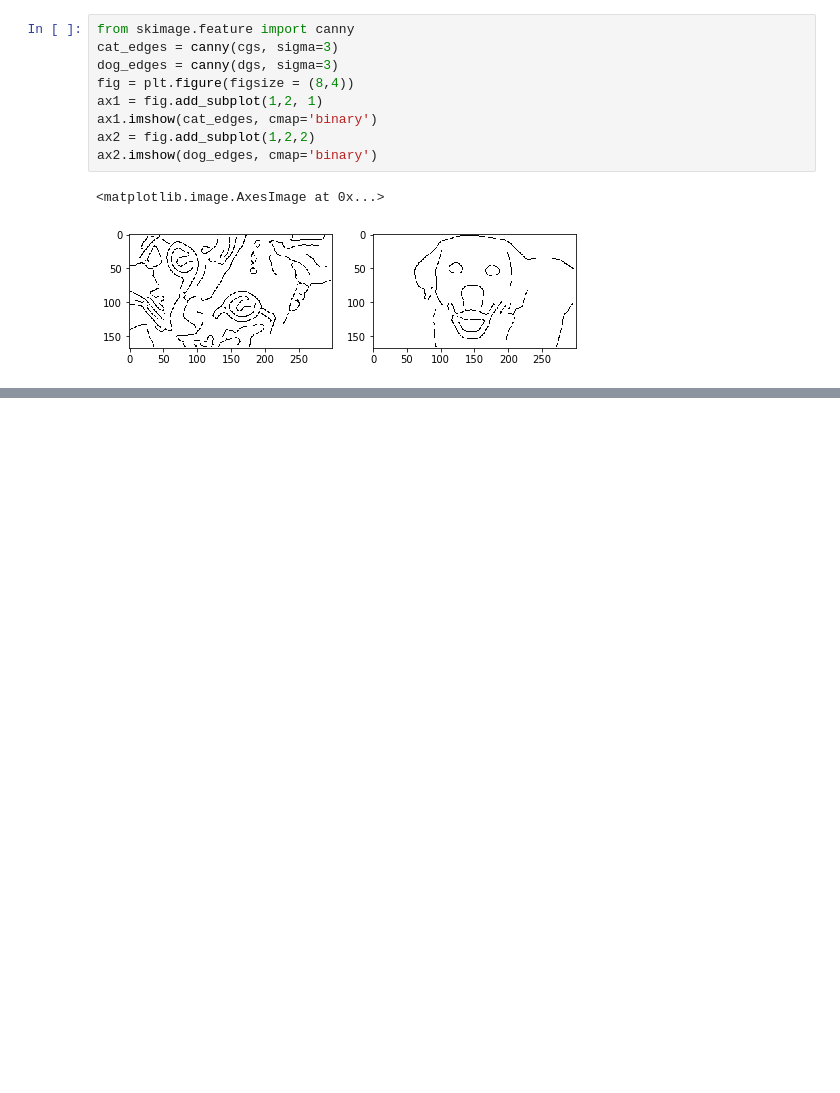
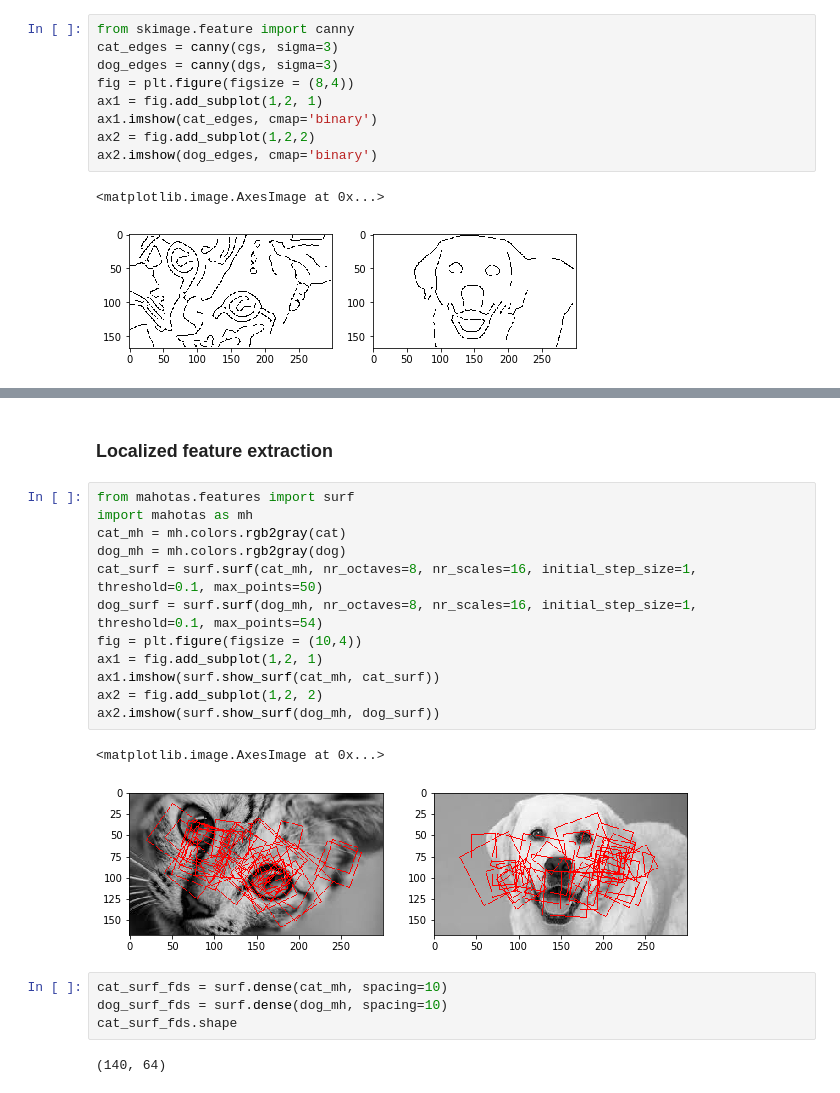
Before and after one commit to Chiva-Zhao/pproject, a Jupyter notebook: 20190917/Feature_Engineering_Imag.ipynb, the cells around one changed output, grey strips where cells are left out. Saved outputs shown, nothing was run; the diff lists cells and outputs as text; blank space fills up the shorter version.

```diff
--- a/20190917/Feature_Engineering_Imag.ipynb
+++ b/20190917/Feature_Engineering_Imag.ipynb
@@ -181,0 +209,23 @@ gradients, also known as `HOG`, is one of the techniques that’s extensively us
+# %% [markdown]
+### Localized feature extraction
+# %%
+from mahotas.features import surf
+import mahotas as mh
+cat_mh = mh.colors.rgb2gray(cat)
+dog_mh = mh.colors.rgb2gray(dog)
+cat_surf = surf.surf(cat_mh, nr_octaves=8, nr_scales=16, initial_step_size=1, threshold=0.1, max_points=50)
+dog_surf = surf.surf(dog_mh, nr_octaves=8, nr_scales=16, initial_step_size=1, threshold=0.1, max_points=54)
+fig = plt.figure(figsize = (10,4))
+ax1 = fig.add_subplot(1,2, 1)
+ax1.imshow(surf.show_surf(cat_mh, cat_surf))
+ax2 = fig.add_subplot(1,2, 2)
+ax2.imshow(surf.show_surf(dog_mh, dog_surf))
+# %% [output]
+<matplotlib.image.AxesImage at 0x...>
+[figure, added]
+# %%
+cat_surf_fds = surf.dense(cat_mh, spacing=10)
+dog_surf_fds = surf.dense(dog_mh, spacing=10)
+cat_surf_fds.shape
+# %% [output]
+(140, 64)
```
Also changed, not shown: parts of 22 cells of this notebook.
